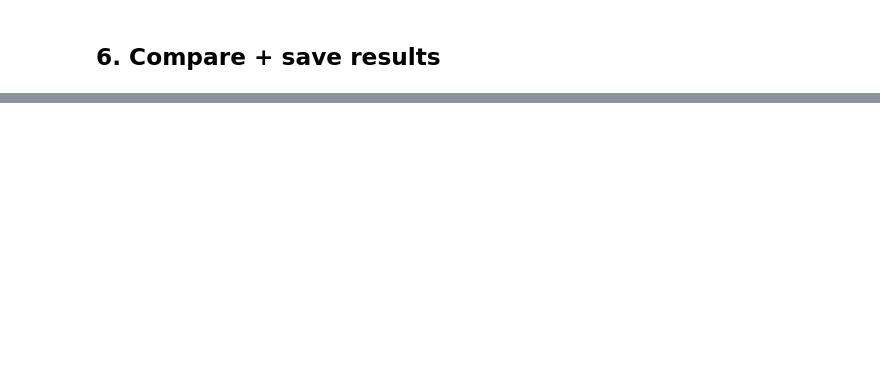
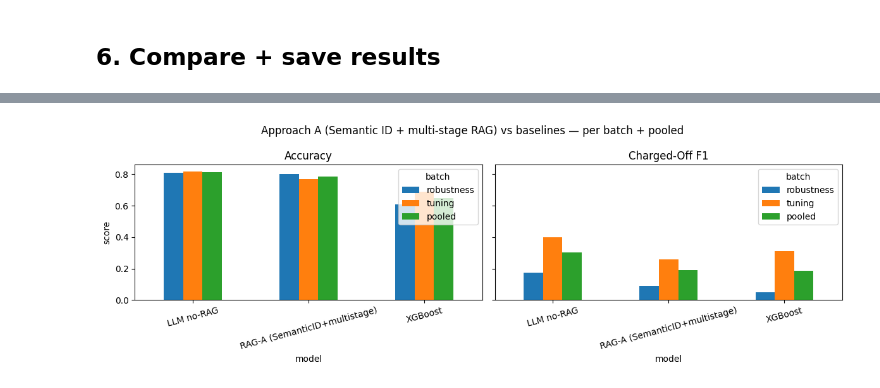
Before and after one commit to jadzoghaib/Sabadell_Capstone, a Jupyter notebook: notebooks/llm_models/05_rag/05a_RAG_Generative_SemanticID.ipynb, the cells around one changed output, grey strips where cells are left out. Saved outputs shown, nothing was run; the diff lists cells and outputs as text; code cells hidden in the pictures; blank space fills up the shorter version.

```diff
--- a/notebooks/llm_models/05_rag/05a_RAG_Generative_SemanticID.ipynb
+++ b/notebooks/llm_models/05_rag/05a_RAG_Generative_SemanticID.ipynb
@@ -78,19 +109,22 @@ print(f'Corpus={len(corpus)}  Eval(robustness)={len(test)}  (no overlap)')
 ## 2. Embed the two views and build Semantic IDs
 Borrower view ≈ Personal KG, loan view ≈ Market KG. Separate embedders keep each view's vector space independent.
 # %%
+# Corpus embeddings are built ONCE; each eval batch is projected into the same spaces.
 emb_b = R.Embedder(backend=EMBEDDING_BACKEND)
 b_corpus = emb_b.fit_transform(R.serialize_frame(corpus, R.BORROWER_FEATURES))
-b_test   = emb_b.transform(R.serialize_frame(test,   R.BORROWER_FEATURES))
+b_eval = {bname: emb_b.transform(R.serialize_frame(df, R.BORROWER_FEATURES))
+          for bname, df in EVAL_BATCHES.items()}
 
 emb_l = R.Embedder(backend=EMBEDDING_BACKEND)
 l_corpus = emb_l.fit_transform(R.serialize_frame(corpus, R.LOAN_FEATURES))
-l_test   = emb_l.transform(R.serialize_frame(test,   R.LOAN_FEATURES))
+l_eval = {bname: emb_l.transform(R.serialize_frame(df, R.LOAN_FEATURES))
+          for bname, df in EVAL_BATCHES.items()}
 
 print('embedding backend:', emb_b._resolved, '| borrower', b_corpus.shape, '| loan', l_corpus.shape)
 
 # TIGER Semantic IDs over the borrower (behavioural) view
 quant = R.ResidualKMeansQuantizer(n_levels=3, codebook_size=8).fit(b_corpus)
 corpus_bsids = quant.semantic_ids(b_corpus)
-test_bsids   = quant.semantic_ids(b_test)
+eval_bsids = {bname: quant.semantic_ids(emb) for bname, emb in b_eval.items()}
 print('unique behavioural Semantic IDs:', len(set(corpus_bsids)), '/', len(corpus_bsids))
 print('example IDs:', corpus_bsids[:5])
@@ -118,15 +177,19 @@ print(blocks[0][:900])
 ## 4. Run the RAG LLM
 Retrieval is precomputed, so the experiment loop just reads each loan's precedent block. ⚠️ This issues one API call per loan — set `N_TEST` small first.
 # %%
-test_rag, rag_prompt_fn = R.make_rag_prompt_fn(test, blocks)
 rag_system_prompt = R.build_rag_system_prompt()
 
-rag = run_llm_experiment(
-    test_rag, api_provider=API_PROVIDER, model_name=MODEL_NAME,
-    api_keys=API_KEYS, max_workers=MAX_WORKERS, use_cache=not FORCE_RERUN,
-    label=f'{MODEL_LABEL} | RAG-A SemanticID', include_desc=False,
-    with_logprobs=WITH_LOGPROBS, system_prompt=rag_system_prompt,
-    user_prompt_fn=rag_prompt_fn, notebook_id=NOTEBOOK_ID,
-    strict=True, max_fail_frac=0.2,
-)
-print('RAG metrics:', rag['metrics'])
+# One run per eval batch. The batch name is part of the label, so the call cache
+# and llm_calls.csv keep tuning/robustness entries separate (never collide).
+rag = {}
+for bname, df in EVAL_BATCHES.items():
+    df_rag, rag_prompt_fn = R.make_rag_prompt_fn(df, blocks[bname])
+    rag[bname] = run_llm_experiment(
+        df_rag, api_provider=API_PROVIDER, model_name=MODEL_NAME,
+        api_keys=API_KEYS, max_workers=MAX_WORKERS, use_cache=not FORCE_RERUN,
+        label=f'{MODEL_LABEL} | RAG-A SemanticID | {bname}', include_desc=False,
+        with_logprobs=WITH_LOGPROBS, system_prompt=rag_system_prompt,
+        user_prompt_fn=rag_prompt_fn, notebook_id=NOTEBOOK_ID,
+        strict=True, max_fail_frac=0.2,
+    )
+    print(f'[{bname}] RAG metrics:', rag[bname]['metrics'])
@@ -181,5 +344,12 @@ print(f'Saved -> {RESULTS_DIR}/05a_summary.csv  and  05a_predictions.csv')
 # %%
-ax = summary.set_index('model')[['accuracy', 'f1_charged_off']].plot.bar(rot=15, figsize=(8, 4))
-ax.set_title('Approach A (Semantic ID + multi-stage RAG) vs baselines')
-ax.set_ylabel('score'); plt.tight_layout()
+fig, axes = plt.subplots(1, 2, figsize=(12, 4), sharey=True)
+for ax, metric, title in zip(axes, ['accuracy', 'f1_charged_off'], ['Accuracy', 'Charged-Off F1']):
+    (summary.pivot(index='model', columns='batch', values=metric)
+            [['robustness', 'tuning', 'pooled']]
+            .plot.bar(ax=ax, rot=15))
+    ax.set_title(title); ax.set_ylabel('score')
+fig.suptitle('Approach A (Semantic ID + multi-stage RAG) vs baselines — per batch + pooled')
+plt.tight_layout()
 plt.savefig(f'{RESULTS_DIR}/05a_comparison.png', dpi=150, bbox_inches='tight'); plt.show()
+# %% [output]
+[figure, added]
```
Also changed, not shown: parts of 10 cells of this notebook, 17 other files.
